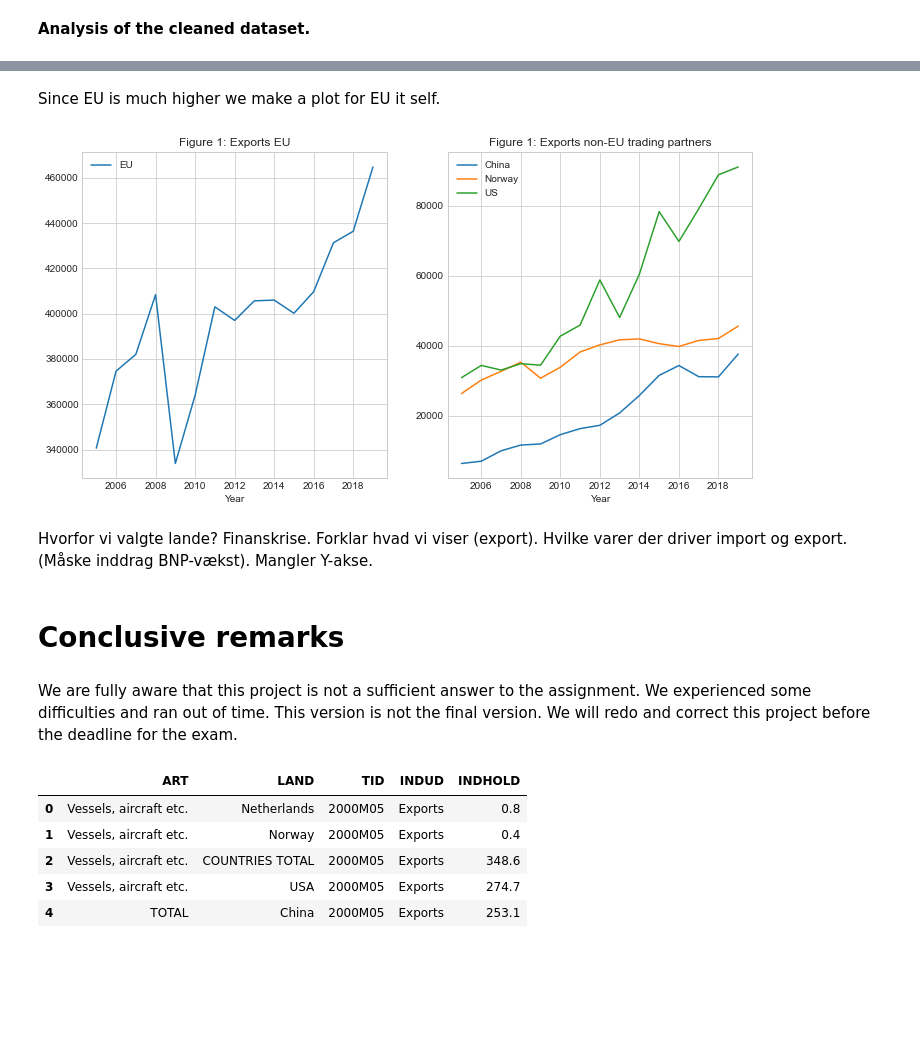
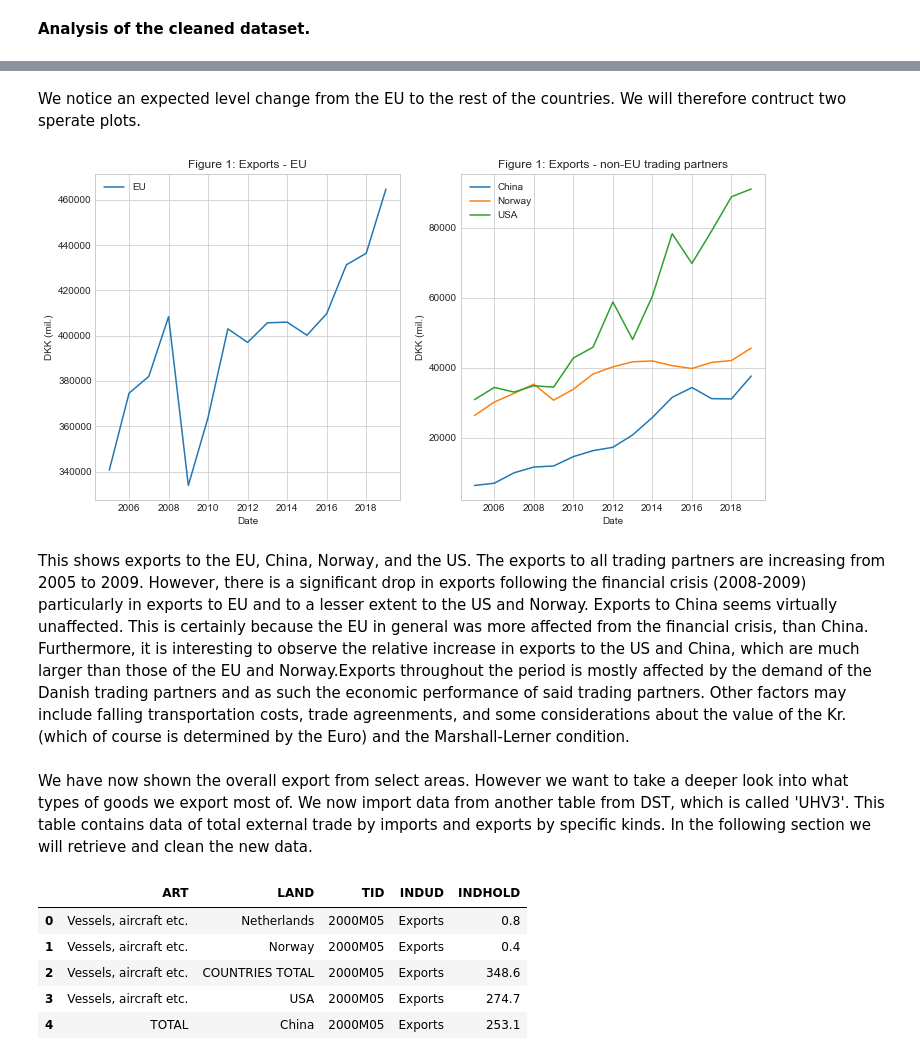
Before and after one commit to AskerNC/projects-2021-team-olm, a Jupyter notebook: dataproject/dataproject.ipynb, the cells around one changed output, grey strips where cells are left out. Cells and saved outputs as stored; diff of their text form; code cells hidden in the pictures; blank space fills up the shorter version.

```diff
--- a/dataproject/dataproject.ipynb
+++ b/dataproject/dataproject.ipynb
@@ -16,15 +18,13 @@ dst = pydst.Dst(lang='en')
 #Creating dictionaries
 columns_dict = {}
 columns_dict['POST'] = 'Variable'
-columns_dict['TID'] = 'Year'
+columns_dict['TID'] = 'Date'
 columns_dict['LAND'] = 'Country'
 columns_dict['INDUDBOP'] = 'Export'
 columns_dict['INDHOLD'] = 'Value'
 
 var_dict = {}
 var_dict['GOODS (FOB)'] = 'Goods'
-var_dict['SERVICES'] = 'Services'
-var_dict['CURRENT ACCOUNT'] = 'Current account'
 
 country_dict = {}
 country_dict['United States'] = 'USA'
@@ -115,10 +120,11 @@ bb3.groupby('Country').agg(['mean','std']).round(2)
 # %%
+#Time series plot of our cleaned dataset.
 def plot(df):
-    df_indexed = df.set_index('Year')
+    df_indexed = df.set_index('Date')
     df_indexed.sort_index(inplace=True)
     I = df_indexed.Variable == 'Goods'
-    df_indexed[I].groupby(['Country'])['Value'].plot(legend=True, title='Figure 1: Exports');
-
+    df_indexed[I].groupby(['Country'])['Value'].plot(legend=True,title='Figure 1: Exports');
+    plt.ylabel("DKK (mil.)")
 
 plot(bb3)
 # %% [output]
@@ -126,31 +132,27 @@ plot(bb3)
-# %% [markdown]
-Since EU is much higher we make a plot for EU it self.
+# %% [markdown]
+We notice an expected level change from the EU to the rest of the countries. We will therefore contruct two sperate plots.
 # %%
 def plot(df):
-    df_indexed = df.set_index('Year')
+    df_indexed = df.set_index('Date')
     df_indexed.sort_index(inplace=True)
     I = df_indexed.Variable == 'Goods'
     I1 = I & (df_indexed.Country=='EU')
     I2 = I & (df_indexed.Country!='EU')
 
     df_indexed.Export == 'Current receipts'
     fig = plt.figure(figsize=(12,6))
     ax1 = fig.add_subplot(1,2,1)
     ax2 = fig.add_subplot(1,2,2)
-    df_indexed[I1].groupby(['Country'])['Value'].plot(legend=True,ax=ax1,title='Figure 1: Exports EU')
-    df_indexed[I2].groupby(['Country'])['Value'].plot(legend=True,ax=ax2, title='Figure 1: Exports non-EU trading partners')
+    df_indexed[I1].groupby(['Country'])['Value'].plot(legend=True,ax=ax1,title='Figure 1: Exports - EU')
+    df_indexed[I2].groupby(['Country'])['Value'].plot(legend=True,ax=ax2, title='Figure 1: Exports - non-EU trading partners')
+    ax1.set_ylabel('DKK (mil.)');
+    ax2.set_ylabel('DKK (mil.)');
 
 plot(bb3)
 # %% [output]
-[figure, old version]
+[figure, new version]
-# %% [markdown]
-Hvorfor vi valgte lande?
-Finanskrise.
-Forklar hvad vi viser (export).
-Hvilke varer der driver import og export.
-(Måske inddrag BNP-vækst). Mangler Y-akse.
-# %% [markdown]
-# Conclusive remarks
-# %% [markdown]
-We are fully aware that this project is not a sufficient answer to the assignment. We experienced some difficulties and ran out of time. This version is not the final version. We will redo and correct this project before the deadline for the exam.
+# %% [markdown]
+This shows exports to the EU, China, Norway, and the US. The exports to all trading partners are increasing from 2005 to 2009. However, there is a significant drop in exports following the financial crisis (2008-2009) particularly in exports to EU and to a lesser extent to the US and Norway. Exports to China seems virtually unaffected. This is certainly because the EU in general was more affected from the financial crisis, than China. Furthermore, it is interesting to observe the relative increase in exports to the US and China, which are much larger than those of the EU and Norway.Exports throughout the period is mostly affected by the demand of the Danish trading partners and as such the economic performance of said trading partners. Other factors may include falling transportation costs, trade agreenments, and some considerations about the value of the Kr. (which of course is determined by the Euro) and the Marshall-Lerner condition.
+# %% [markdown]
+We have now shown the overall export from select areas. However we want to take a deeper look into what types of goods we export most of. We now import data from another table from DST, which is called 'UHV3'. This table contains data of total external trade by imports and exports by specific kinds. In the following section we will retrieve and clean the new data.
 # %%
```
Also changed, not shown: parts of 32 cells of this notebook.
